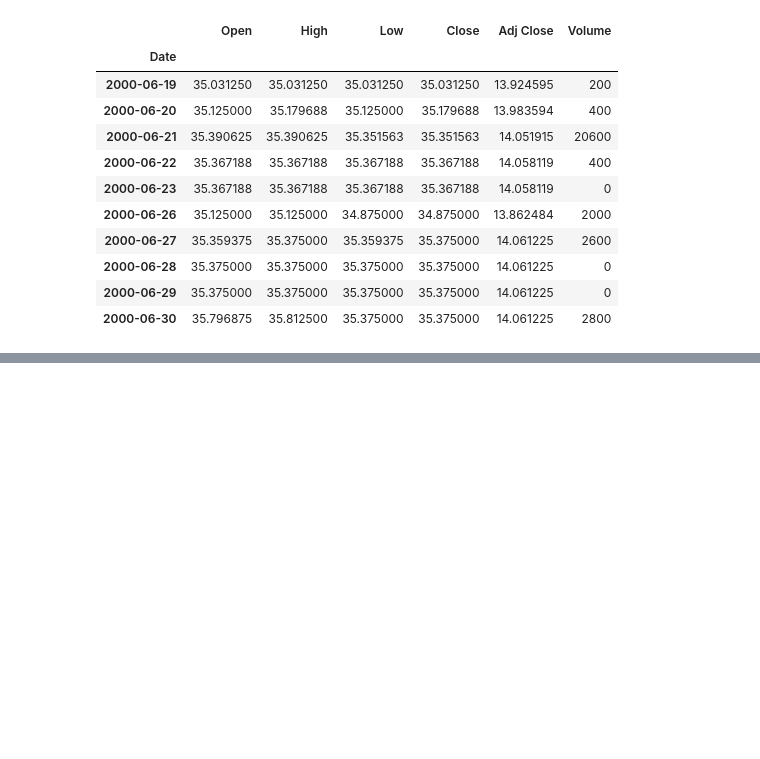
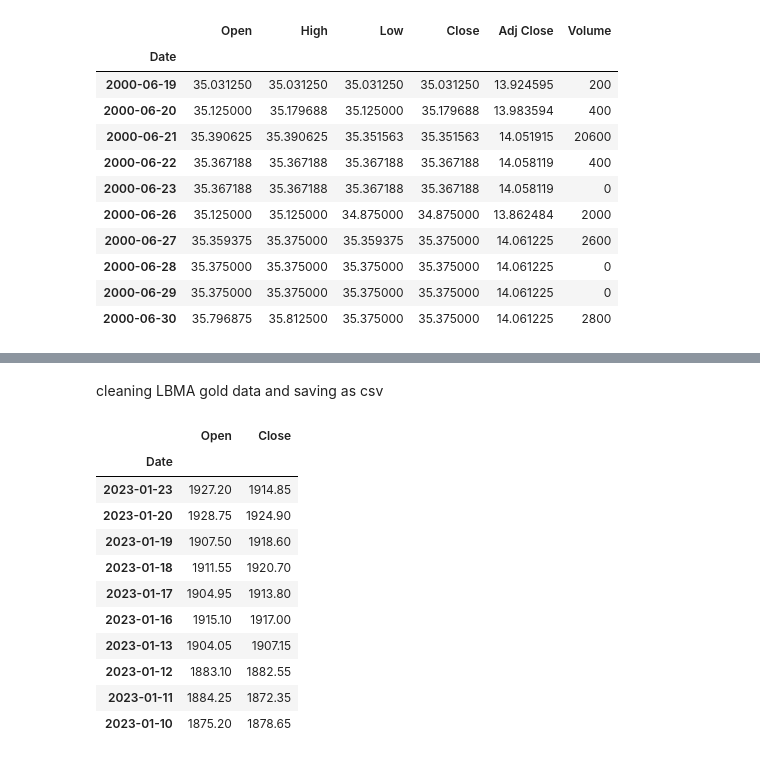
Before and after one commit to AndrewRBader/CU-Fintech_Project-1, a Jupyter notebook: Andrew/cleaning-data.ipynb, the cells around one changed output, grey strips where cells are left out. Cells and saved outputs as stored; diff of their text form; code cells hidden in the pictures; blank space fills up the shorter version.

Commit message:
lmba gold data clean

```diff
--- a/Andrew/cleaning-data.ipynb
+++ b/Andrew/cleaning-data.ipynb
@@ -252,3 +252,30 @@ real_estate_etf_df.hvplot(
 # writing to csv
 
 real_estate_etf_df.to_csv("../Resources/clean-data/real_estate_etf_clean.csv")
+# %% [markdown]
+cleaning LBMA gold data and saving as csv
+# %%
+#using pandas read_csv function to pull in file and set index to the date
+lmba_gold_df = pd.read_csv("../Resources/LBMA-GOLD.csv", index_col='Date', parse_dates=True, infer_datetime_format=True)
+
+# dropping NaN rows
+lmba_gold_df = lmba_gold_df.dropna()
+
+# renaming arbitrary columns to match others
+lmba_gold_df = lmba_gold_df.rename(columns={'USD (AM)':'Open', 'USD (PM)':'Close'})
+
+# displaying first 10 rows of the dataframe
+lmba_gold_df.head(10)
+# %% [output]
+|  | Open | Close |
+| Date |  |  |
+| 2023-01-23 | 1927.20 | 1914.85 |
+| 2023-01-20 | 1928.75 | 1924.90 |
+| 2023-01-19 | 1907.50 | 1918.60 |
+| 2023-01-18 | 1911.55 | 1920.70 |
+| 2023-01-17 | 1904.95 | 1913.80 |
+| 2023-01-16 | 1915.10 | 1917.00 |
+| 2023-01-13 | 1904.05 | 1907.15 |
+| 2023-01-12 | 1883.10 | 1882.55 |
+| 2023-01-11 | 1884.25 | 1872.35 |
+| 2023-01-10 | 1875.20 | 1878.65 |
```
Also changed, not shown: parts of 2 cells of this notebook, 1 other file.
